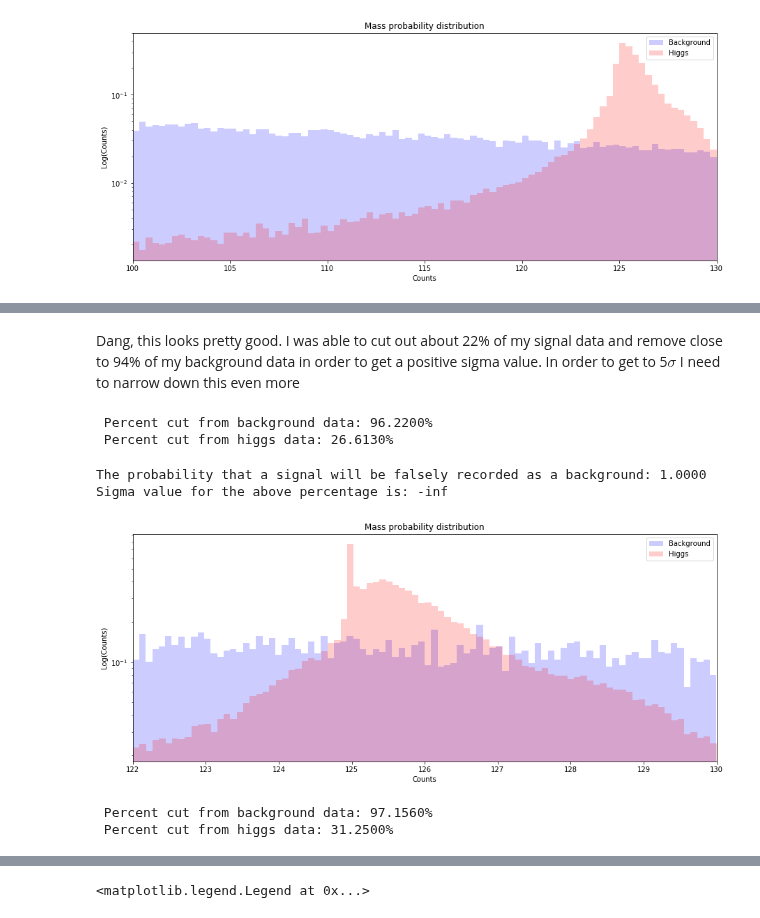
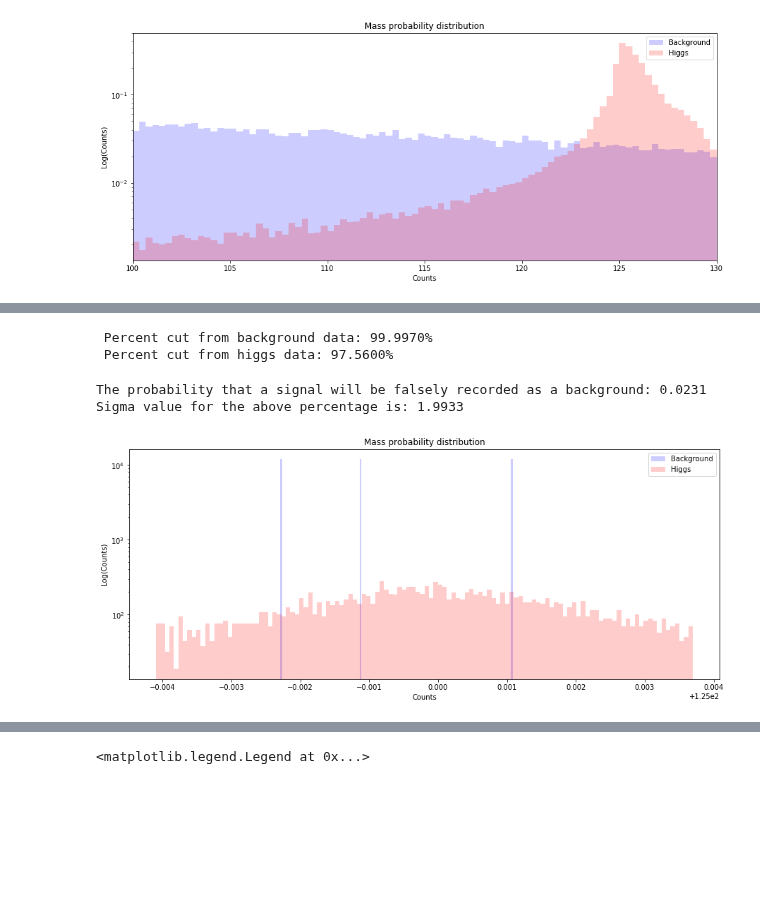
Before and after one commit to MikePhen12/Phys_434_portfolio, a Jupyter notebook: Lab_7.ipynb, the cells around one changed output, grey strips where cells are left out. Saved outputs shown, nothing was run; the diff lists cells and outputs as text; code cells hidden in the pictures; blank space fills up the shorter version.

```diff
--- a/Lab_7.ipynb
+++ b/Lab_7.ipynb
@@ -230,42 +256,29 @@ Sigma value for the above percentage is: -inf
-# %% [markdown]
-Dang, this looks pretty good. I was able to cut out about 22% of my signal data and remove close to 94% of my background data in order to get a positive sigma value. In order to get to 5$\sigma$ I need to narrow down this even more
 # %%
-qcd_background_mass_cut = qcd_background_data.query(f' 122 < mass < 130')
-higgs_data_mass_cut = higgs_data.query(f' 122 < mass < 130')
+qcd_background_mass_cut = qcd_background_data.query(f' 124.9959 < mass < 125.0037')
+higgs_data_mass_cut = higgs_data.query(f' 124.9959 < mass < 125.0037')
 background_cut = len(qcd_background_mass_cut)/len(qcd_background_data)
 higgs_cut = len(higgs_data_mass_cut)/len(higgs_data)
 print(f' Percent cut from background data: {(1 - background_cut)*100:.4f}%')
 print(f' Percent cut from higgs data: {(1 - higgs_cut)*100:.4f}%')
 # %% [output]
- Percent cut from background data: 96.2200%
- Percent cut from higgs data: 26.6130%
+ Percent cut from background data: 99.9970%
+ Percent cut from higgs data: 97.5600%
 # %%
-bins = 90; alph = .2; sigma=0
+bins = 120; alph = .2; sigma=0
 fig, (ax) = plt.subplots(1, 1, figsize = (15, 6))
 ax.hist(qcd_background_mass_cut['mass'], bins, alpha = alph, density = True, color='b', label='Background')
 ax.hist(higgs_data_mass_cut['mass'], bins, alpha = alph, density = True, color='r', label='Higgs')
 ax.set_yscale('log')
 ax.set_title('Mass probability distribution')
 ax.set_xlabel('Counts')
 ax.set_ylabel('Log(Counts)')
 ax.legend()
-ax.set_xlim(122,130)
 
 prob = 1 - stats.poisson.cdf(100*higgs_cut, 20000*background_cut, sigma)
 z = (stats.norm.ppf(1-(prob)))
 print(f'The probability that a signal will be falsely recorded as a background: {prob:.4f}')
 print(f'Sigma value for the above percentage is: {z:.4f}')
 # %% [output]
-The probability that a signal will be falsely recorded as a background: 1.0000
-Sigma value for the above percentage is: -inf
+The probability that a signal will be falsely recorded as a background: 0.0231
+Sigma value for the above percentage is: 1.9933
-[figure, old version]
+[figure, new version]
-# %%
-qcd_background_mass_cut = qcd_background_data.query(f' 123 < mass < 129')
-higgs_data_mass_cut = higgs_data.query(f' 123 < mass < 129')
-background_cut = len(qcd_background_mass_cut)/len(qcd_background_data)
-higgs_cut = len(higgs_data_mass_cut)/len(higgs_data)
-print(f' Percent cut from background data: {(1 - background_cut)*100:.4f}%')
-print(f' Percent cut from higgs data: {(1 - higgs_cut)*100:.4f}%')
-# %% [output]
- Percent cut from background data: 97.1560%
- Percent cut from higgs data: 31.2500%
```
Also changed, not shown: parts of 30 cells of this notebook.
